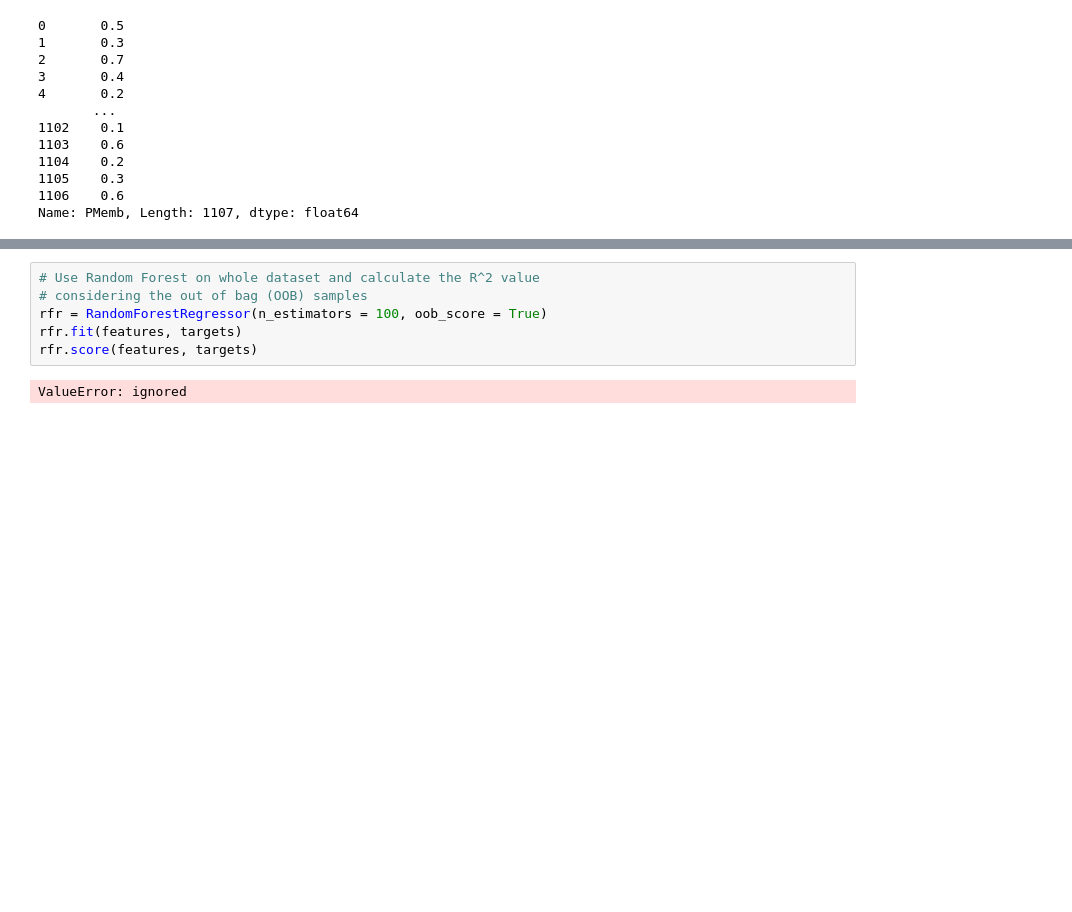
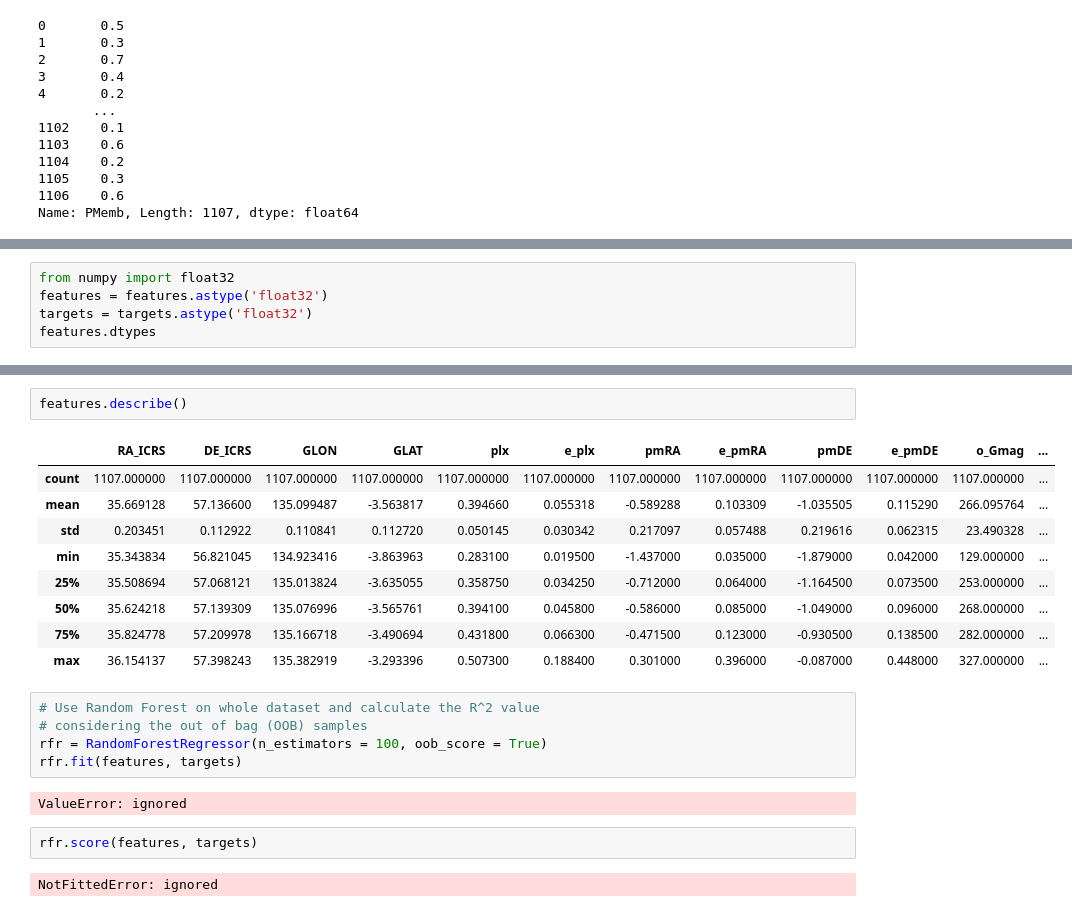
Before and after one commit to mahmud-nobe/Cluster-Membership, a Jupyter notebook: cluster_membership.ipynb, the cells around one changed output, grey strips where cells are left out. Cells and saved outputs as stored; diff of their text form; blank space fills up the shorter version.

```diff
--- a/cluster_membership.ipynb
+++ b/cluster_membership.ipynb
@@ -79,0 +110,5 @@ plt.hist(targets,10)
+# %%
+from numpy import float32
+features = features.astype('float32')
+targets = targets.astype('float32')
+features.dtypes
@@ -80,8 +130,23 @@ plt.hist(targets,10)
+# %%
+features.describe()
+# %% [output]
+|  | RA_ICRS | DE_ICRS | GLON | GLAT | plx | e_plx | pmRA | e_pmRA | pmDE | e_pmDE | o_Gmag | ... |
+| count | 1107.000000 | 1107.000000 | 1107.000000 | 1107.000000 | 1107.000000 | 1107.000000 | 1107.000000 | 1107.000000 | 1107.000000 | 1107.000000 | 1107.000000 | ... |
+| mean | 35.669128 | 57.136600 | 135.099487 | -3.563817 | 0.394660 | 0.055318 | -0.589288 | 0.103309 | -1.035505 | 0.115290 | 266.095764 | ... |
+| std | 0.203451 | 0.112922 | 0.110841 | 0.112720 | 0.050145 | 0.030342 | 0.217097 | 0.057488 | 0.219616 | 0.062315 | 23.490328 | ... |
+| min | 35.343834 | 56.821045 | 134.923416 | -3.863963 | 0.283100 | 0.019500 | -1.437000 | 0.035000 | -1.879000 | 0.042000 | 129.000000 | ... |
+| 25% | 35.508694 | 57.068121 | 135.013824 | -3.635055 | 0.358750 | 0.034250 | -0.712000 | 0.064000 | -1.164500 | 0.073500 | 253.000000 | ... |
+| 50% | 35.624218 | 57.139309 | 135.076996 | -3.565761 | 0.394100 | 0.045800 | -0.586000 | 0.085000 | -1.049000 | 0.096000 | 268.000000 | ... |
+| 75% | 35.824778 | 57.209978 | 135.166718 | -3.490694 | 0.431800 | 0.066300 | -0.471500 | 0.123000 | -0.930500 | 0.138500 | 282.000000 | ... |
+| max | 36.154137 | 57.398243 | 135.382919 | -3.293396 | 0.507300 | 0.188400 | 0.301000 | 0.396000 | -0.087000 | 0.448000 | 327.000000 | ... |
 # %%
 # Use Random Forest on whole dataset and calculate the R^2 value
 # considering the out of bag (OOB) samples
 rfr = RandomForestRegressor(n_estimators = 100, oob_score = True)
 rfr.fit(features, targets)
-rfr.score(features, targets)
 # %% [output]
 ValueError: ignored
+# %%
+rfr.score(features, targets)
+# %% [output]
+NotFittedError: ignored
```
Also changed, not shown: parts of 5 cells of this notebook.
